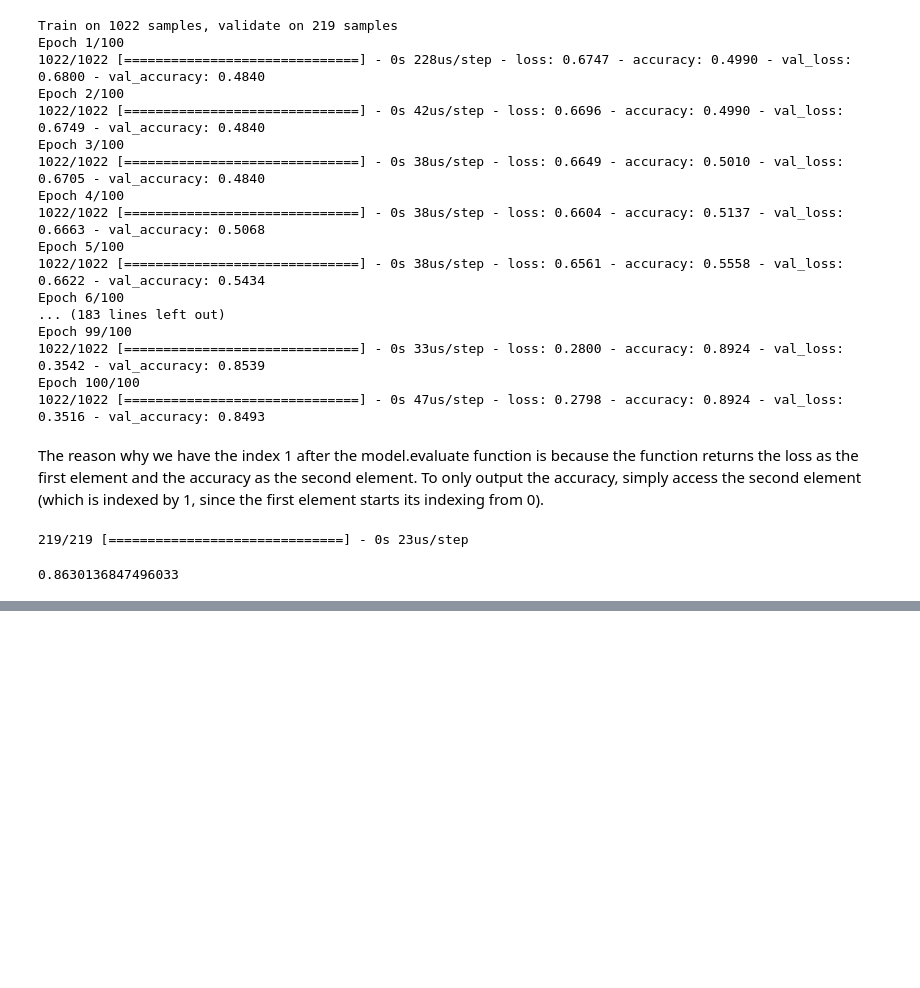
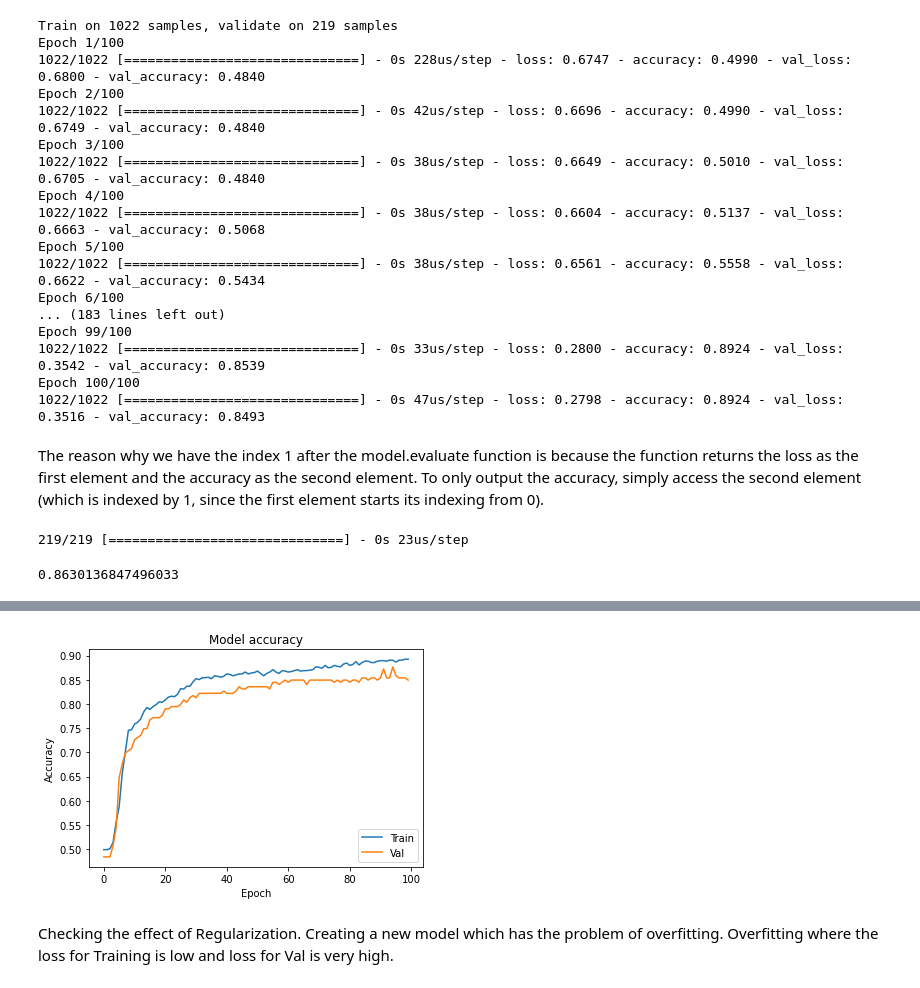
Before and after one commit to sayanroychowdhury07/Neural-Network-Using-Keras, a Jupyter notebook: First Neural Network with Keras.ipynb, the cells around one changed output, grey strips where cells are left out. Cells and saved outputs as stored; diff of their text form; code cells hidden in the pictures; blank space fills up the shorter version.

```diff
--- a/First Neural Network with Keras.ipynb
+++ b/First Neural Network with Keras.ipynb
@@ -134,0 +151,13 @@ model.evaluate(X_test, Y_test)[1]
+# %%
+plt.plot(hist.history['accuracy'])
+plt.plot(hist.history['val_accuracy'])
+plt.title('Model accuracy')
+plt.ylabel('Accuracy')
+plt.xlabel('Epoch')
+plt.legend(['Train', 'Val'], loc='lower right')
+plt.show()
+# %% [output]
+[figure, added]
+# %% [markdown]
+Checking the effect of Regularization.
+Creating a new model which has the problem of overfitting. Overfitting where the loss for Training is low and loss for Val is very high.
```
Also changed, not shown: parts of 18 cells of this notebook.
